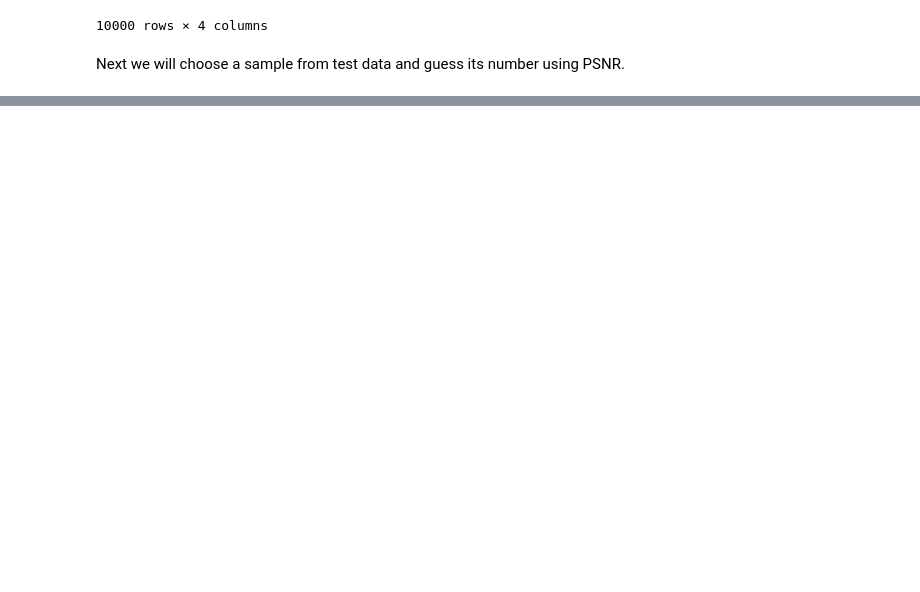
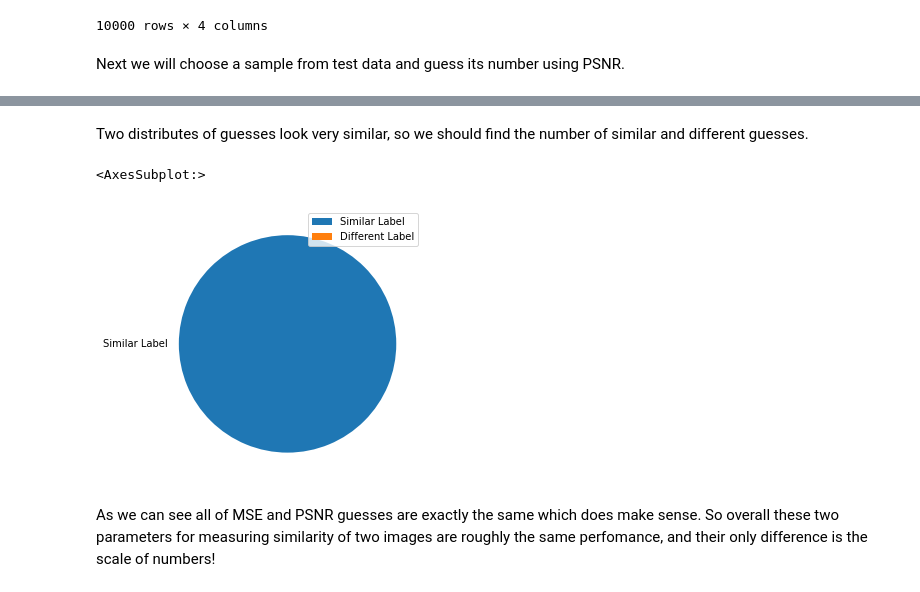
Before and after one commit to erfansobhaei/imgprcsings, a Jupyter notebook: part1/problem5/EvaluateImageSimilarity.ipynb, the cells around one changed output, grey strips where cells are left out. Saved outputs shown, nothing was run; the diff lists cells and outputs as text; code cells hidden in the pictures; blank space fills up the shorter version.

```diff
--- a/part1/problem5/EvaluateImageSimilarity.ipynb
+++ b/part1/problem5/EvaluateImageSimilarity.ipynb
@@ -335,0 +386,19 @@ Valid guesses: 82.03%, 8203.0 out of 10000
+# %% [markdown]
+Two distributes of guesses look very similar, so we should find the number of similar and different guesses.
+# %%
+# Counting similar guesses
+df = MSE_data[["Valid"]] == PSNR_data[["Valid"]]
+df["index1"] = df.index
+no_similar = df.groupby(df.Valid).count().iloc[0, 0]
+no_different = len(MSE_data) - no_similar
+# Showing pie plot for similarity
+df = pd.DataFrame(
+    {"similarity": [no_similar, no_different]},
+    index=["Similar Label", "Different Label"],
+)
+df.plot.pie(y="similarity", figsize=(5, 5), ylabel="")
+# %% [output]
+<AxesSubplot:>
+[figure, added]
+# %% [markdown]
+As we can see all of MSE and PSNR guesses are exactly the same which does make sense. So overall these two parameters for measuring similarity of two images are roughly the same perfomance, and their only difference is the scale of numbers!
```
Also changed, not shown: parts of 5 cells of this notebook.
